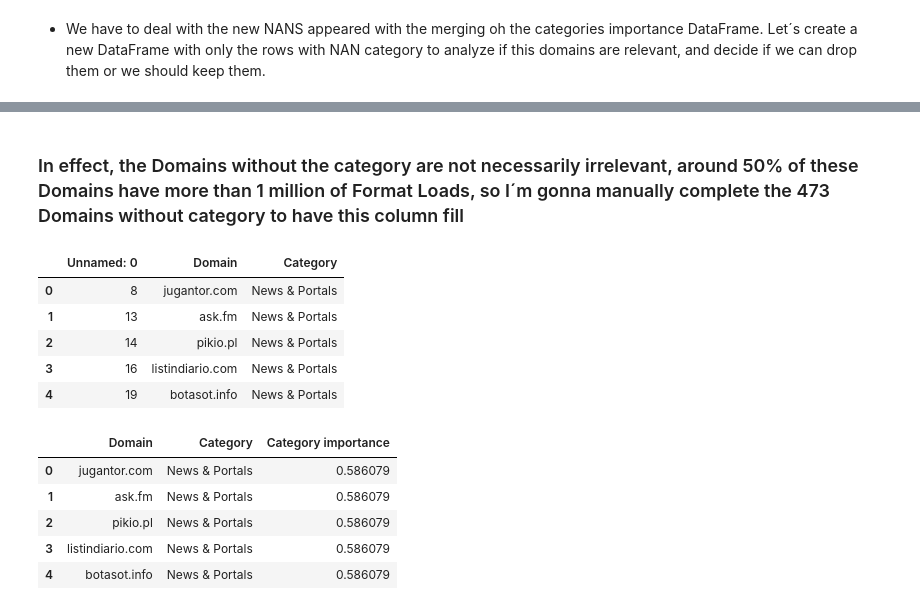
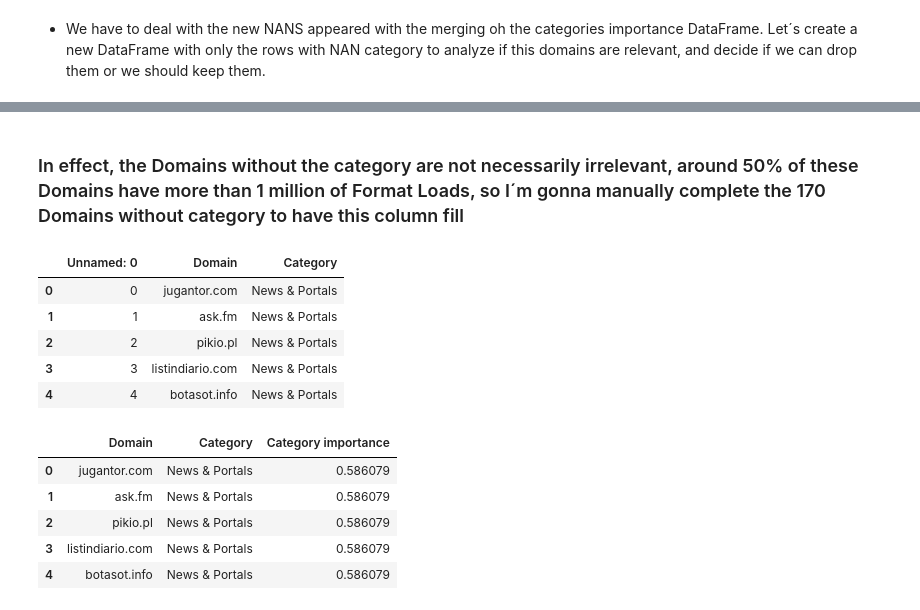
Before and after one commit to rfisla/FINAL-PROJECT-OF-KSCHOOL-MASTER, a Jupyter notebook: Initial Data Interpretation.ipynb, the cells around one changed output, grey strips where cells are left out. Drawn from its saved outputs; the diff is of its cells as text; code cells hidden in the pictures.

```diff
--- a/Initial Data Interpretation.ipynb
+++ b/Initial Data Interpretation.ipynb
@@ -446,15 +430,15 @@ groupby_domains_NANs.to_csv('groupby_domains_NANs.csv')
 # %% [markdown]
-### In effect, the Domains without the category are not necessarily irrelevant, around 50% of these Domains have more than 1 million of Format Loads, so I´m gonna manually complete the 473 Domains without category to have this column fill
+### In effect, the Domains without the category are not necessarily irrelevant, around 50% of these Domains have more than 1 million of Format Loads, so I´m gonna manually complete the 170 Domains without category to have this column fill
 # %%
-groupby_domains_NANs_corrected = pd.read_csv('groupby_domains_NANs_corrected.csv')
+groupby_domains_NANs_corrected = pd.read_csv('groupby_domains_170NANs_corrected.csv')
 groupby_domains_NANs_corrected.head()
 # %% [output]
 |  | Unnamed: 0 | Domain | Category |
-| 0 | 8 | jugantor.com | News & Portals |
-| 1 | 13 | ask.fm | News & Portals |
-| 2 | 14 | pikio.pl | News & Portals |
-| 3 | 16 | listindiario.com | News & Portals |
-| 4 | 19 | botasot.info | News & Portals |
+| 0 | 0 | jugantor.com | News & Portals |
+| 1 | 1 | ask.fm | News & Portals |
+| 2 | 2 | pikio.pl | News & Portals |
+| 3 | 3 | listindiario.com | News & Portals |
+| 4 | 4 | botasot.info | News & Portals |
 # %%
 groupby_domains_NANs_corrected = groupby_domains_NANs_corrected.merge(categories_importance, on='Category')
 groupby_domains_NANs_corrected = groupby_domains_NANs_corrected[['Domain','Category','Category importance']]
```
Also changed, not shown: parts of 35 cells of this notebook.
